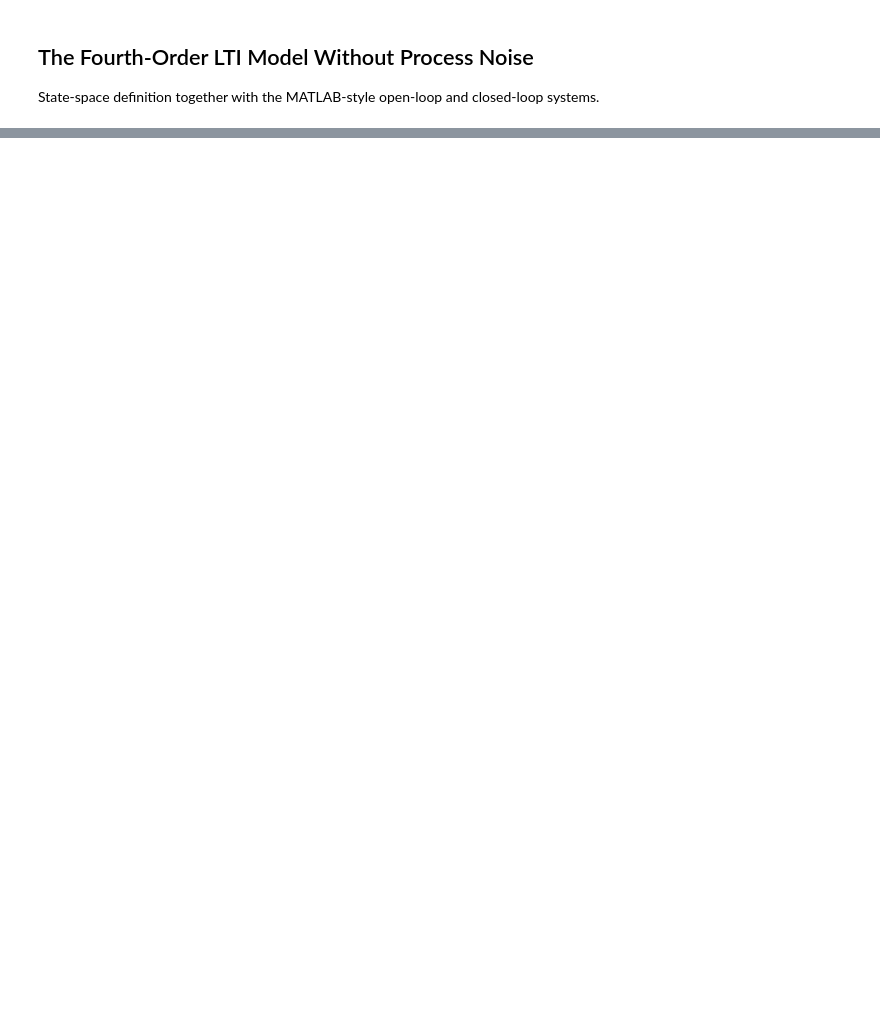
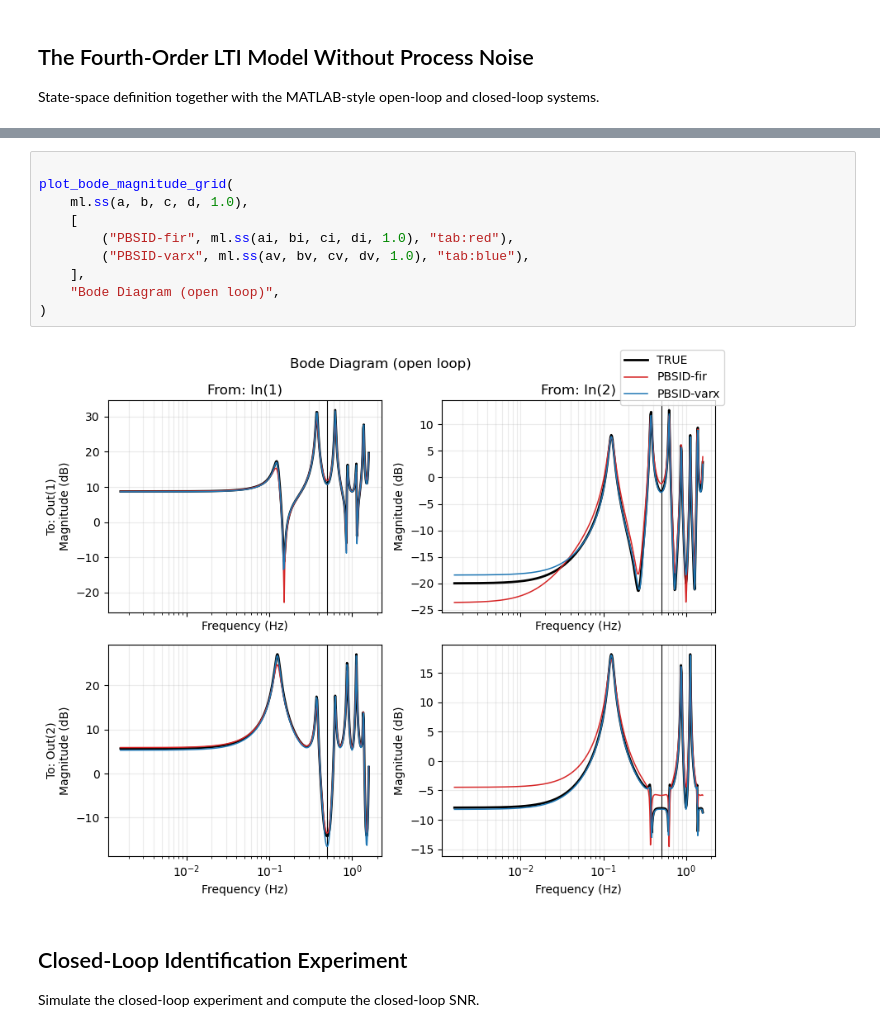
Before and after one commit to akpamososuryo/Predictor-Based-Subspace-IDentification-toolbox, a Jupyter notebook: python/examples/lti/ex02_lti_four_fir.ipynb, the cells around one changed output, grey strips where cells are left out. Drawn from its saved outputs; the diff is of its cells as text; blank space fills up the shorter version.

```diff
--- a/python/examples/lti/ex02_lti_four_fir.ipynb
+++ b/python/examples/lti/ex02_lti_four_fir.ipynb
@@ -234,0 +125,15 @@ Estimated poles: [ 0.6589+0.6605j  0.6589-0.6605j -0.6567+0.6627j -0.6567-0.6627
+# %%
+
+plot_bode_magnitude_grid(
+    ml.ss(a, b, c, d, 1.0),
+    [
+        ("PBSID-fir", ml.ss(ai, bi, ci, di, 1.0), "tab:red"),
+        ("PBSID-varx", ml.ss(av, bv, cv, dv, 1.0), "tab:blue"),
+    ],
+    "Bode Diagram (open loop)",
+)
+# %% [output]
+[figure, added]
+# %% [markdown]
+## Closed-Loop Identification Experiment
+Simulate the closed-loop experiment and compute the closed-loop SNR.
```
Also changed, not shown: parts of 20 cells of this notebook, 18 other files.
